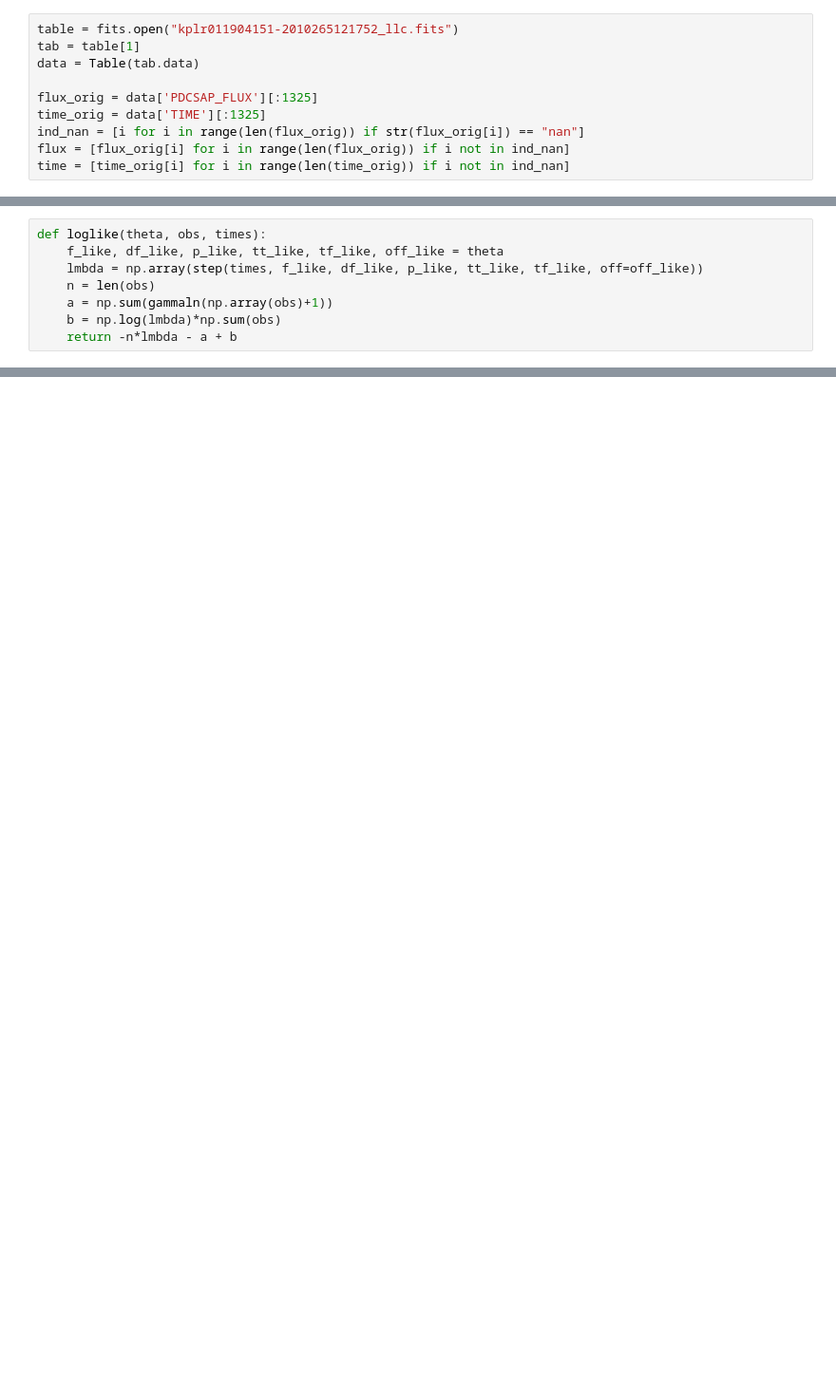
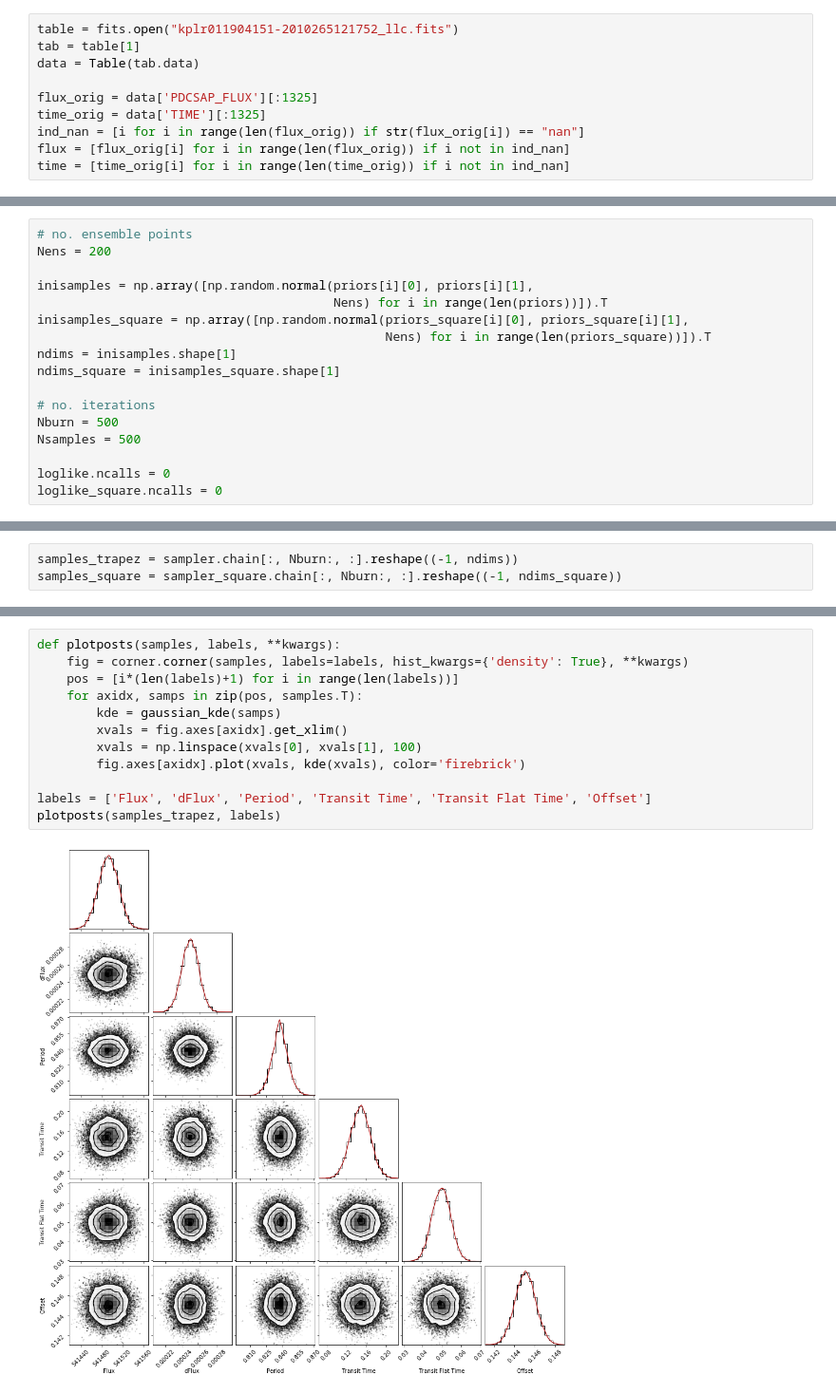
Before and after one commit to Mo-Ghani/Sampling, a Jupyter notebook: emcee/LightCurve.ipynb, the cells around one changed output, grey strips where cells are left out. Shown at 95% size. Cells and saved outputs as stored; diff of their text form; blank space fills up the shorter version.

```diff
--- a/emcee/LightCurve.ipynb
+++ b/emcee/LightCurve.ipynb
@@ -92,8 +51,0 @@ priors = [(f_mu, f_sig), (df_mu, df_sig), (p_mu, p_sig),
-# %%
-def loglike(theta, obs, times):
-    f_like, df_like, p_like, tt_like, tf_like, off_like = theta
-    lmbda = np.array(step(times, f_like, df_like, p_like, tt_like, tf_like, off=off_like))
-    n = len(obs)
-    a = np.sum(gammaln(np.array(obs)+1))
-    b = np.log(lmbda)*np.sum(obs)
-    return -n*lmbda - a + b
@@ -190,0 +239,17 @@ off = -2.103449749165209e-05 ± 0.0048050131931093466
+# %%
+# no. ensemble points
+Nens = 200
+
+inisamples = np.array([np.random.normal(priors[i][0], priors[i][1],
+                                        Nens) for i in range(len(priors))]).T
+inisamples_square = np.array([np.random.normal(priors_square[i][0], priors_square[i][1],
+                                               Nens) for i in range(len(priors_square))]).T
+ndims = inisamples.shape[1]
+ndims_square = inisamples_square.shape[1]
+
+# no. iterations
+Nburn = 500
+Nsamples = 500
+
+loglike.ncalls = 0
+loglike_square.ncalls = 0
@@ -190,0 +275,3 @@ off = -2.103449749165209e-05 ± 0.0048050131931093466
+# %%
+samples_trapez = sampler.chain[:, Nburn:, :].reshape((-1, ndims))
+samples_square = sampler_square.chain[:, Nburn:, :].reshape((-1, ndims_square))
@@ -190,0 +282,14 @@ off = -2.103449749165209e-05 ± 0.0048050131931093466
+# %%
+def plotposts(samples, labels, **kwargs):
+    fig = corner.corner(samples, labels=labels, hist_kwargs={'density': True}, **kwargs)
+    pos = [i*(len(labels)+1) for i in range(len(labels))]
+    for axidx, samps in zip(pos, samples.T):
+        kde = gaussian_kde(samps)
+        xvals = fig.axes[axidx].get_xlim()
+        xvals = np.linspace(xvals[0], xvals[1], 100)
+        fig.axes[axidx].plot(xvals, kde(xvals), color='firebrick')
+
+labels = ['Flux', 'dFlux', 'Period', 'Transit Time', 'Transit Flat Time', 'Offset']
+plotposts(samples_trapez, labels)
+# %% [output]
+[figure, added]
```
Also changed, not shown: parts of 63 cells of this notebook.
